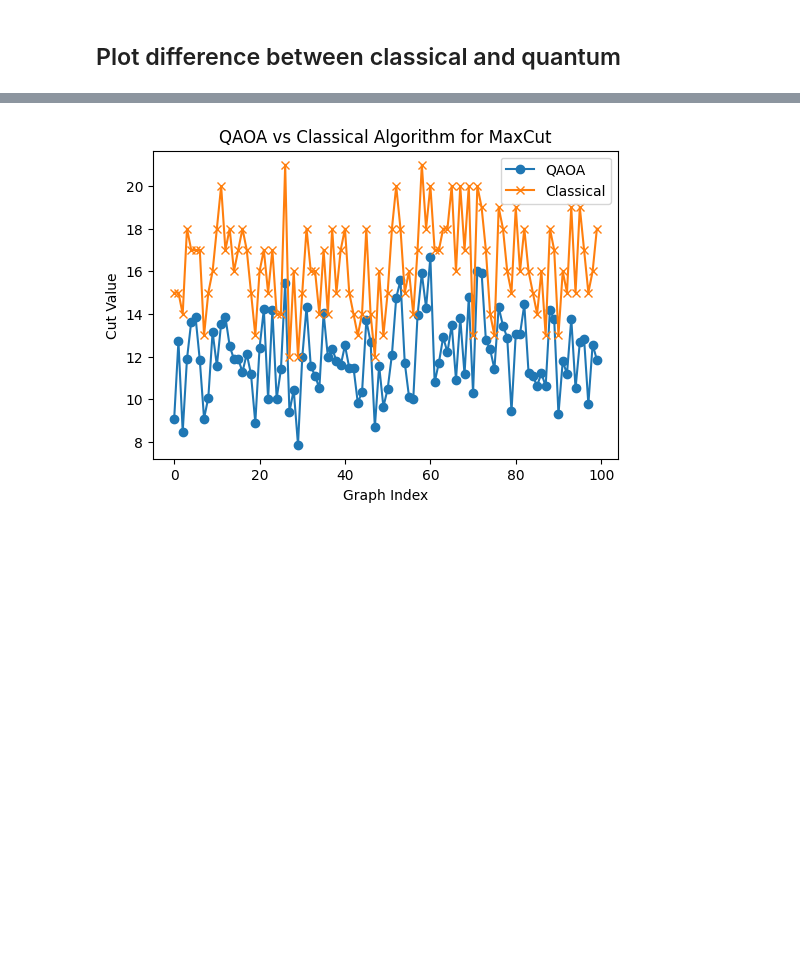
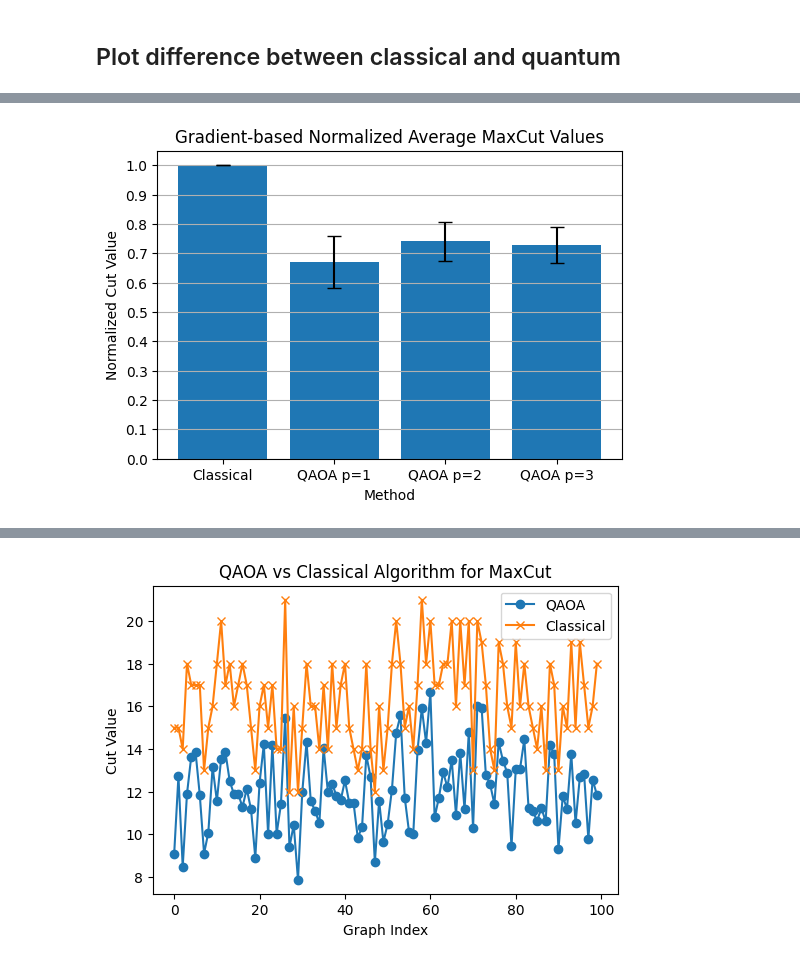
Before and after one commit to DanielFPerez/VQA-for-MaxCut, a Jupyter notebook: main_evaluate_circuits.ipynb, the cells around one changed output, grey strips where cells are left out. Drawn from its saved outputs; the diff is of its cells as text; code cells hidden in the pictures; blank space fills up the shorter version.

```diff
--- a/main_evaluate_circuits.ipynb
+++ b/main_evaluate_circuits.ipynb
@@ -6,0 +29,5 @@ from src.eval_cirq import *
+# %%
+# Plot the normalized bar chart
+fig_normalized = plot_normalized_bar_chart(normalized_results, depths, in_size=(6,4), title="Gradient-based Normalized Average MaxCut Values")
+# %% [output]
+[figure, added]
```
Also changed, not shown: parts of 14 cells of this notebook, 21 other files.
